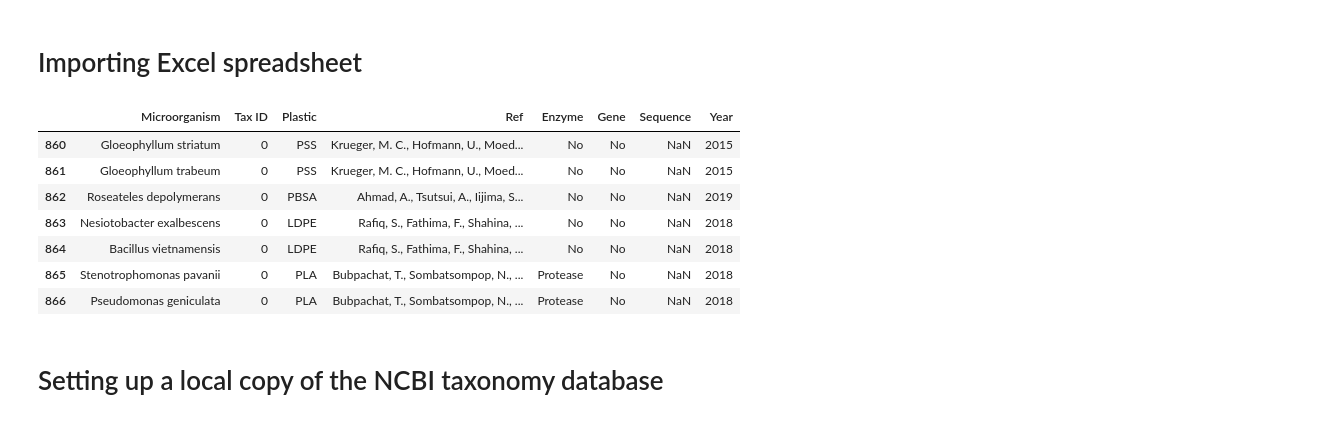
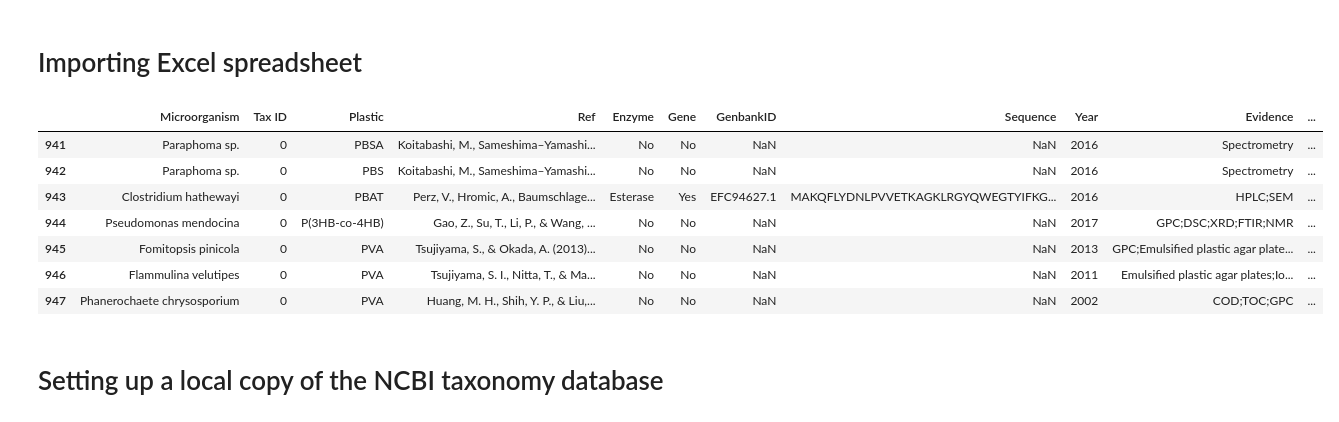
Before and after one commit to VictorGambarini/PlasticDegradersTree, a Jupyter notebook: Tree_tutorial.ipynb, the cells around one changed output. Drawn from its saved outputs; the diff is of its cells as text; code cells hidden in the pictures.

```diff
--- a/Tree_tutorial.ipynb
+++ b/Tree_tutorial.ipynb
@@ -95,18 +95,18 @@ def get_rank_count_percentage(rank,tax_id_list):
 <a id='Importing-Excel-spreadsheet'></a>
 # Importing Excel spreadsheet
 # %%
-df = pd.read_excel("Degraders_list.xlsx")
+df = pd.read_excel("Degraders_list_v2.xlsx")
 #Visualize part of the dataset.
 df.tail(7)
 # %% [output]
-|  | Microorganism | Tax ID | Plastic | Ref | Enzyme | Gene | Sequence | Year |
-| 860 | Gloeophyllum striatum | 0 | PSS | Krueger, M. C., Hofmann, U., Moed... | No | No | NaN | 2015 |
-| 861 | Gloeophyllum trabeum | 0 | PSS | Krueger, M. C., Hofmann, U., Moed... | No | No | NaN | 2015 |
-| 862 | Roseateles depolymerans | 0 | PBSA | Ahmad, A., Tsutsui, A., Iijima, S... | No | No | NaN | 2019 |
-| 863 | Nesiotobacter exalbescens | 0 | LDPE | Rafiq, S., Fathima, F., Shahina, ... | No | No | NaN | 2018 |
-| 864 | Bacillus vietnamensis | 0 | LDPE | Rafiq, S., Fathima, F., Shahina, ... | No | No | NaN | 2018 |
-| 865 | Stenotrophomonas pavanii | 0 | PLA | Bubpachat, T., Sombatsompop, N., ... | Protease | No | NaN | 2018 |
-| 866 | Pseudomonas geniculata | 0 | PLA | Bubpachat, T., Sombatsompop, N., ... | Protease | No | NaN | 2018 |
+|  | Microorganism | Tax ID | Plastic | Ref | Enzyme | Gene | GenbankID | Sequence | Year | Evidence | ... |
+| 941 | Paraphoma sp. | 0 | PBSA | Koitabashi, M., Sameshima–Yamashi... | No | No | NaN | NaN | 2016 | Spectrometry | ... |
+| 942 | Paraphoma sp. | 0 | PBS | Koitabashi, M., Sameshima–Yamashi... | No | No | NaN | NaN | 2016 | Spectrometry | ... |
+| 943 | Clostridium hathewayi | 0 | PBAT | Perz, V., Hromic, A., Baumschlage... | Esterase | Yes | EFC94627.1 | MAKQFLYDNLPVVETKAGKLRGYQWEGTYIFKG... | 2016 | HPLC;SEM | ... |
+| 944 | Pseudomonas mendocina | 0 | P(3HB-co-4HB) | Gao, Z., Su, T., Li, P., & Wang, ... | No | No | NaN | NaN | 2017 | GPC;DSC;XRD;FTIR;NMR | ... |
+| 945 | Fomitopsis pinicola | 0 | PVA | Tsujiyama, S., & Okada, A. (2013)... | No | No | NaN | NaN | 2013 | GPC;Emulsified plastic agar plate... | ... |
+| 946 | Flammulina velutipes | 0 | PVA | Tsujiyama, S. I., Nitta, T., & Ma... | No | No | NaN | NaN | 2011 | Emulsified plastic agar plates;Io... | ... |
+| 947 | Phanerochaete chrysosporium | 0 | PVA | Huang, M. H., Shih, Y. P., & Liu,... | No | No | NaN | NaN | 2002 | COD;TOC;GPC | ... |
 # %% [markdown]
 <a id='Setting-up-a-local-copy-of-the-NCBI-taxonomy-database'></a>
 # Setting up a local copy of the NCBI taxonomy database
```
Also changed, not shown: parts of 3 cells of this notebook, 1 other file.
